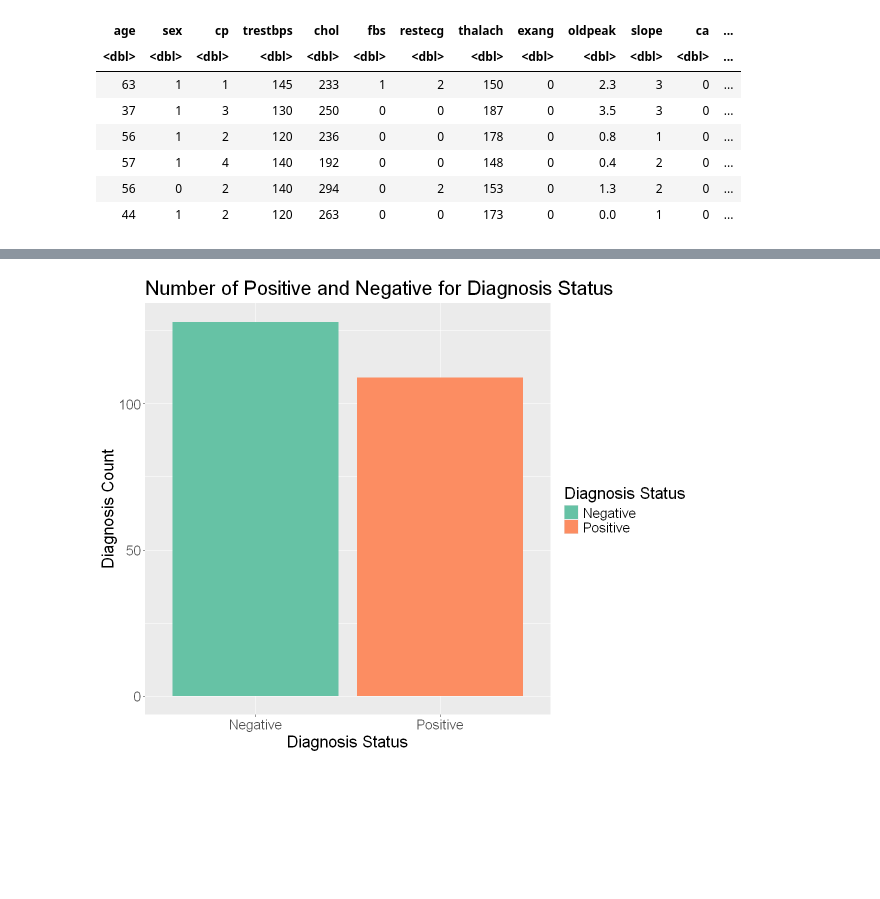
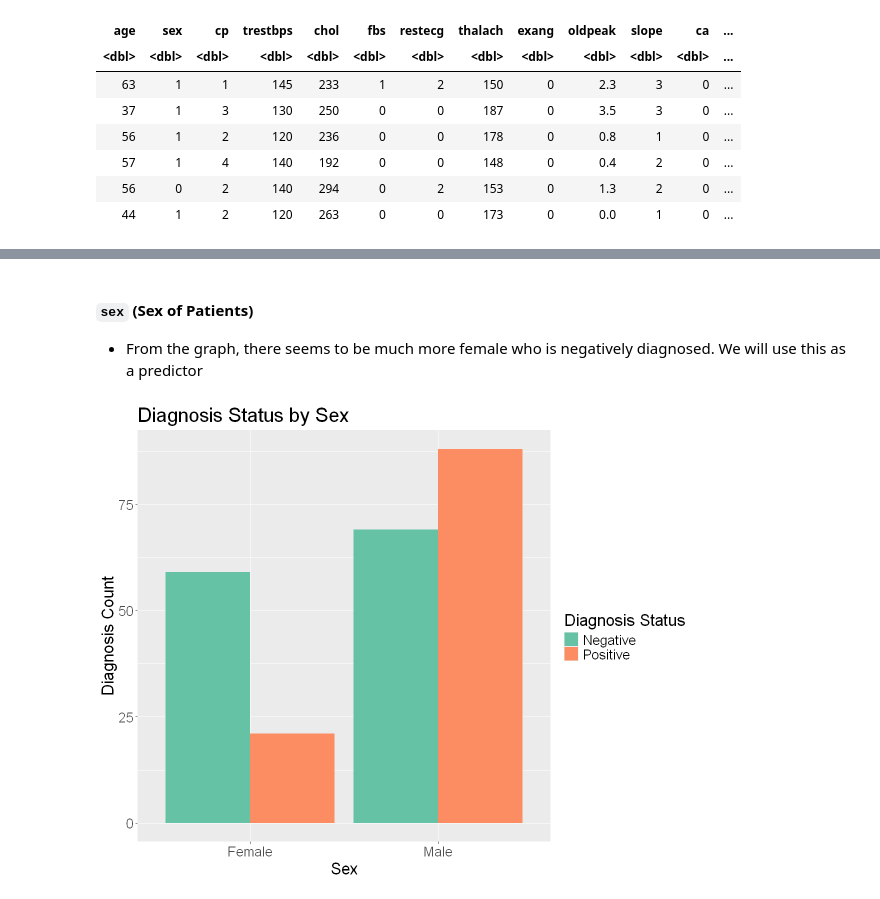
Before and after one commit to Jaboott/DSCI100-Project, a Jupyter notebook: Final_Report.ipynb, the cells around one changed output, grey strips where cells are left out. Cells and saved outputs as stored; diff of their text form; code cells hidden in the pictures; blank space fills up the shorter version.

Commit message:
Finished pre training parts of the report.

```diff
--- a/Final_Report.ipynb
+++ b/Final_Report.ipynb
@@ -323,17 +422,20 @@ K-NN is an algorithm that does not work well with many predictors. To choose the
+# %% [markdown]
+#### `sex` (Sex of Patients)
+- From the graph, there seems to be much more female who is negatively diagnosed. We will use this as a predictor
 # %%
-options(repr.plot.width = 10, repr.plot.height = 8)
-
-# number of data points for each diagnosis status
-status_dist <- cleveland_train |>
-  ggplot(aes(x = num, fill = num)) +
-  geom_bar(position = "identity") +
+# graph to compare the sex and diagnosis count
+gender_dist <- cleveland_train |>
+  mutate(sex = as_factor(sex)) |>
+  mutate(sex = fct_recode(sex, "Male" = "1", "Female" = "0")) |>
+  ggplot(aes(x = as_factor(sex), fill = num)) +
+  geom_bar(position = "dodge") +
   scale_fill_brewer(palette = "Set2") +
-  labs(title = "Number of Positive and Negative for Diagnosis Status",
-       x = "Diagnosis Status",
+  labs(title = "Diagnosis Status by Sex",
+       x = "Sex",
        y = "Diagnosis Count",
        fill = "Diagnosis Status") +
   theme(text = element_text(size = 20))
 
-status_dist
+gender_dist
 # %% [output]
-[figure, old version]
+[figure, new version]
```
Also changed, not shown: parts of 26 cells of this notebook.
